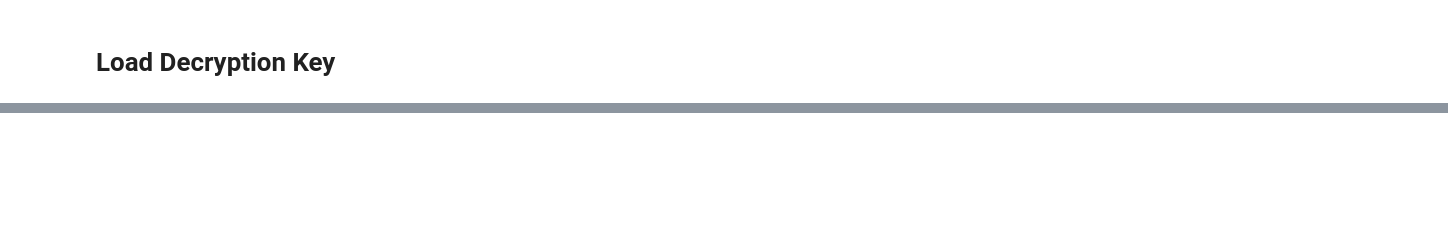
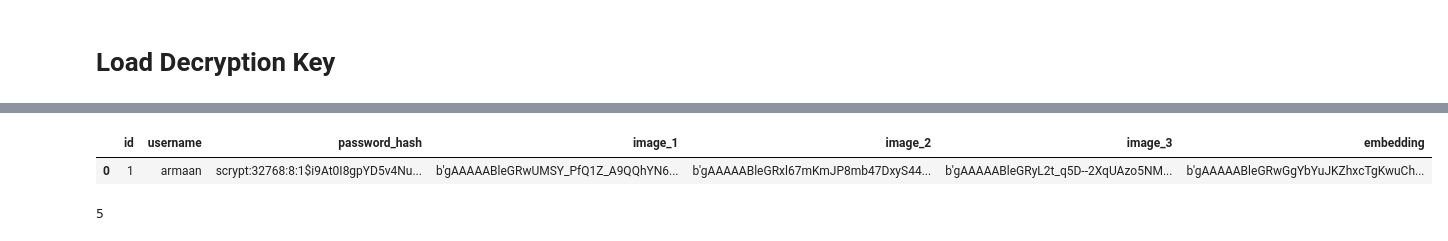
Before and after one commit to ak2k2/ECE-455-Cyber-Security, a Jupyter notebook: final-project/db_interface.ipynb, the cells around one changed output, grey strips where cells are left out. Cells and saved outputs as stored; diff of their text form; code cells hidden in the pictures; blank space fills up the shorter version.

```diff
--- a/final-project/db_interface.ipynb
+++ b/final-project/db_interface.ipynb
@@ -38,0 +37,17 @@ NameError: name 'display_image' is not defined
+# %%
+# delete all users except armaan from the pandas df
+
+USERS = USERS[USERS["username"] == "armaan"]
+
+USERS
+# %% [output]
+|  | id | username | password_hash | image_1 | image_2 | image_3 | embedding |
+| 0 | 1 | armaan | scrypt:32768:8:1$i9At0I8gpYD5v4Nu... | b'gAAAAABleGRwUMSY_PfQ1Z_A9QQhYN6... | b'gAAAAABleGRxl67mKmJP8mb47DxyS44... | b'gAAAAABleGRyL2t_q5D--2XqUAzo5NM... | b'gAAAAABleGRwGgYbYuJKZhxcTgKwuCh... |
+# %%
+from sqlalchemy import create_engine
+
+engine = create_engine('sqlite:///user/userss.db', echo=False)
+# write everythin ing USERS to the user table in userss.db
+USERS.to_sql('user', con=engine, if_exists='replace')
+# %% [output]
+5
```
Also changed, not shown: parts of 3 cells of this notebook, 4 other files.
